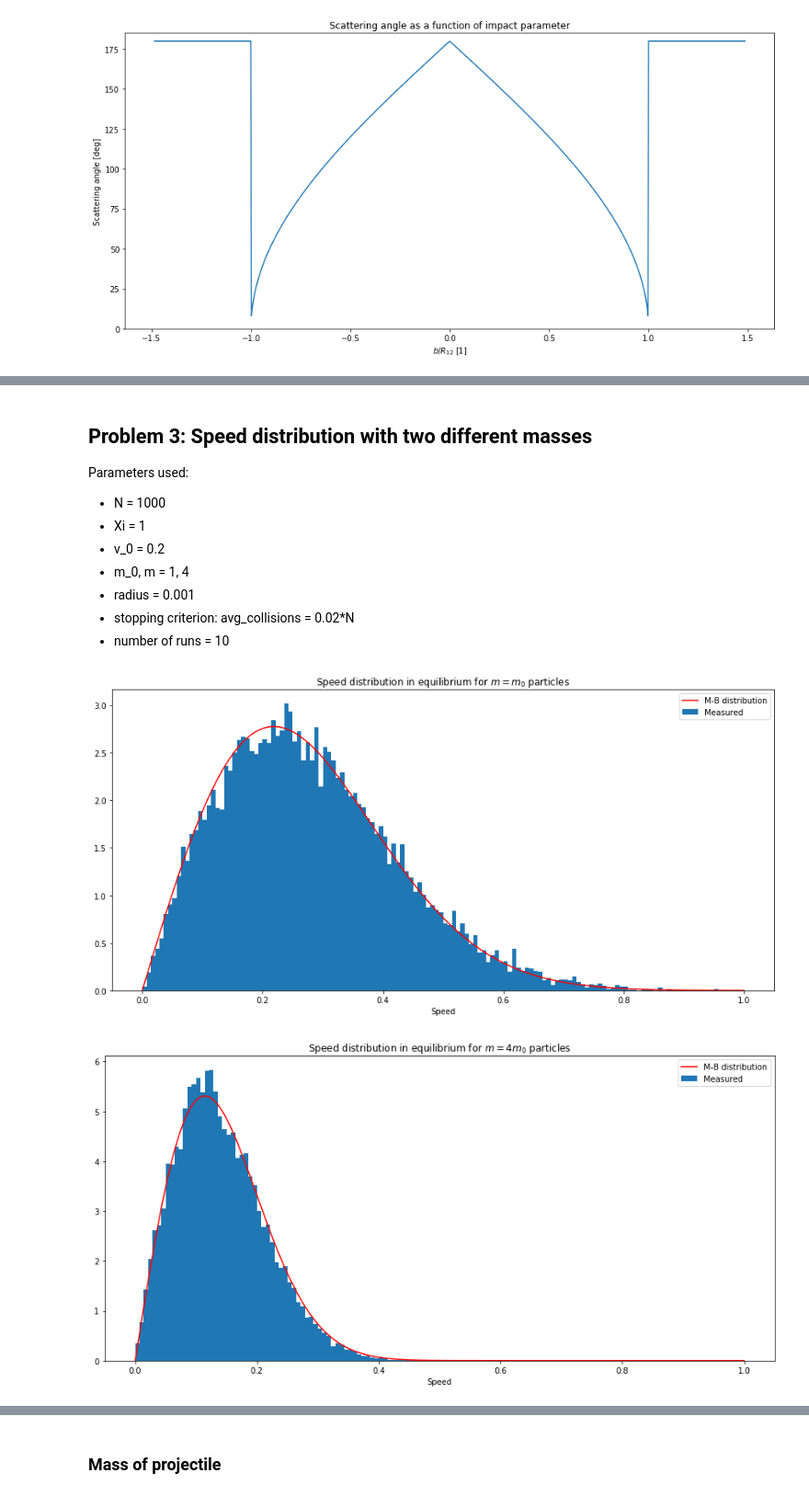
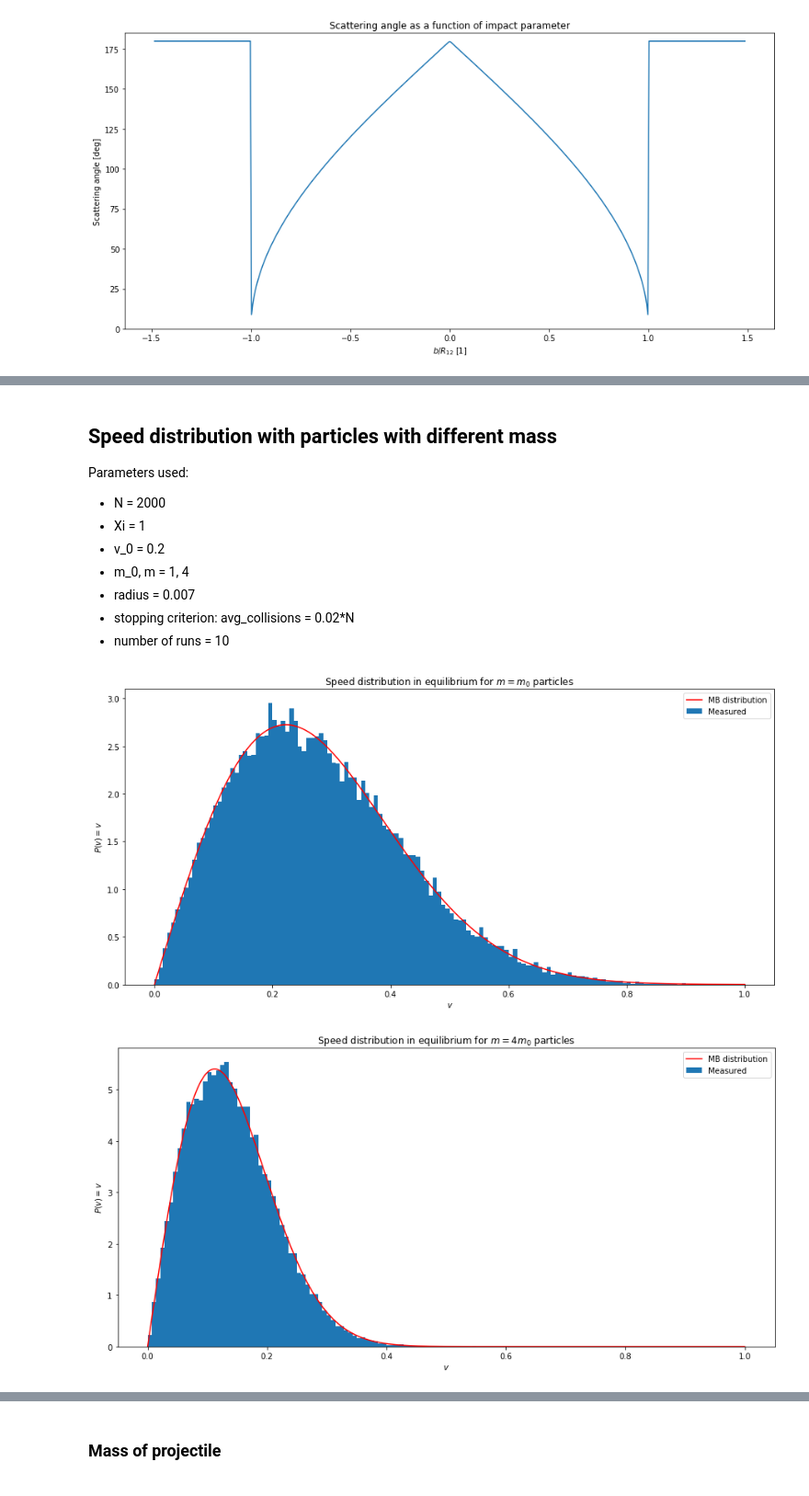
Before and after one commit to alekgjer/specialization_project, a Jupyter notebook: notebooks/visualization_results.ipynb, the cells around one changed output, grey strips where cells are left out. Shown: that part at 92% size. Cells and saved outputs as stored; diff of their text form; code cells hidden in the pictures.

```diff
--- a/notebooks/visualization_results.ipynb
+++ b/notebooks/visualization_results.ipynb
@@ -66,7 +86,7 @@ Parameters used:
 # %%
-initial_energy_matrix = np.load(file=os.path.join(results_folder, 'problem_2_N_1000_init_energy_matrix.npy'))
+initial_energy_matrix = np.load(file=os.path.join(results_folder, 'distributionEqParticles_N_2000_init_energy_matrix.npy'))
 initial_speeds = initial_energy_matrix[:, 1]
-N = 1000
+N = 2000
 number_of_runs = 30
 number_of_bins = 140
 # %%
@@ -84,7 +104,7 @@ plt.show()
 # %%
 eq_speeds = np.zeros((number_of_runs, N))
 for i in range(number_of_runs):
-    energy_matrix = np.load(file=os.path.join(results_folder, f'problem_2_N_1000_eq_energy_matrix_{i}.npy'))
+    energy_matrix = np.load(file=os.path.join(results_folder, f'distributionEqParticles_N_2000_eq_energy_matrix_{i}.npy'))
     eq_speeds[i, :] = energy_matrix[:, 1]
 
 kT = compute_kT(eq_speeds, 1)
@@ -95,11 +115,11 @@ v = np.linspace(0, 1, 1000)
 hist_plot, bin_edges = average_histogram(eq_speeds, number_of_runs, number_of_bins, 1)
 
 plt.figure(figsize=(15, 7))
-plt.bar(bin_edges[:-1], hist_plot, width=1/number_of_bins, align='edge', label='Measured')
-plt.plot(v, boltzmann_distribution_2D(v, kT, 1), 'r', label='M-B distribution')
-plt.xlabel('Speed')
-#plt.ylabel('Amount of particles')
-plt.title('Speed distribution in equilibrium')
+plt.bar(bin_edges[:-1], hist_plot, width=1/number_of_bins, align='edge', label='Numerical values')
+plt.plot(v, boltzmann_distribution_2D(v, kT, 1), 'r', label='MB distribution')
+plt.xlabel(r'$v$')
+plt.ylabel(r'$P(v)=v$')
+plt.title(r'Speed distribution in equilibrium for a system of $N=2000$ particles with equal mass')
 plt.legend()
 plt.savefig(os.path.join(plots_folder, 'eq_speed.pdf'))
 plt.show()
@@ -108,15 +128,15 @@ plt.show()
 # %% [markdown]
-## Problem 3: Speed distribution with two different masses
+## Speed distribution with particles with different mass
 Parameters used:
-- N = 1000
+- N = 2000
 - Xi = 1
 - v_0 = 0.2
 - m_0, m = 1, 4
-- radius = 0.001
+- radius = 0.007
 - stopping criterion: avg_collisions = 0.02*N
 - number of runs = 10
 # %%
-N = 1000
+N = 2000
 number_of_runs = 30
 number_of_bins = 140
 
@@ -126,7 +146,7 @@ m = 4*m0
 eq_speeds_m0 = np.zeros((number_of_runs, int(N/2)))
 eq_speeds_m = np.zeros((number_of_runs, int(N/2)))
 for i in range(number_of_runs):
-    energy_matrix = np.load(file=os.path.join(results_folder, f'problem_3_N_1000_eq_energy_matrix_{i}.npy'))
+    energy_matrix = np.load(file=os.path.join(results_folder, f'distributionNEqParticles_N_{N}_eq_energy_matrix_{i}.npy'))
     eq_speeds_m0[i, :] = energy_matrix[:int(N/2), 1]
     eq_speeds_m[i, :] = energy_matrix[int(N/2):, 1]
 
@@ -141,24 +161,26 @@ hist_plot_m, bin_edges = average_histogram(eq_speeds_m, number_of_runs, number_o
 plt.figure(figsize=(15, 7))
 mb_distribution_m0 = boltzmann_distribution_2D(v, kT_m0, m0)
 plt.bar(bin_edges[:-1], hist_plot_m0, width=1/number_of_bins, align='edge', label='Measured')
-plt.plot(v, mb_distribution_m0, 'r', label='M-B distribution')
-plt.xlabel('Speed')
+plt.plot(v, mb_distribution_m0, 'r', label='MB distribution')
+plt.xlabel(r'$v$')
+plt.ylabel(r'$P(v)=v$')
 plt.title(r'Speed distribution in equilibrium for $m=m_0$ particles')
 plt.legend()
 plt.savefig(os.path.join(plots_folder, 'eq_speed_m0.pdf'))
 plt.show()
 # %% [output]
-[figure, old version]
+[figure, new version]
 # %%
 plt.figure(figsize=(15, 7))
 mb_distribution_m = boltzmann_distribution_2D(v, kT_m, m)
 plt.bar(bin_edges[:-1], hist_plot_m, width=1/number_of_bins, align='edge', label='Measured')
-plt.plot(v, mb_distribution_m, 'r', label='M-B distribution')
-plt.xlabel('Speed')
+plt.plot(v, mb_distribution_m, 'r', label='MB distribution')
+plt.xlabel(r'$v$')
+plt.ylabel(r'$P(v)=v$')
 plt.title(r'Speed distribution in equilibrium for $m=4m_0$ particles')
 plt.legend()
 plt.savefig(os.path.join(plots_folder, 'eq_speed_m.pdf'))
 plt.show()
 # %% [output]
-[figure, old version]
+[figure, new version]
 # %% [markdown]
```
Also changed, not shown: parts of 29 cells of this notebook, 14 other files.
